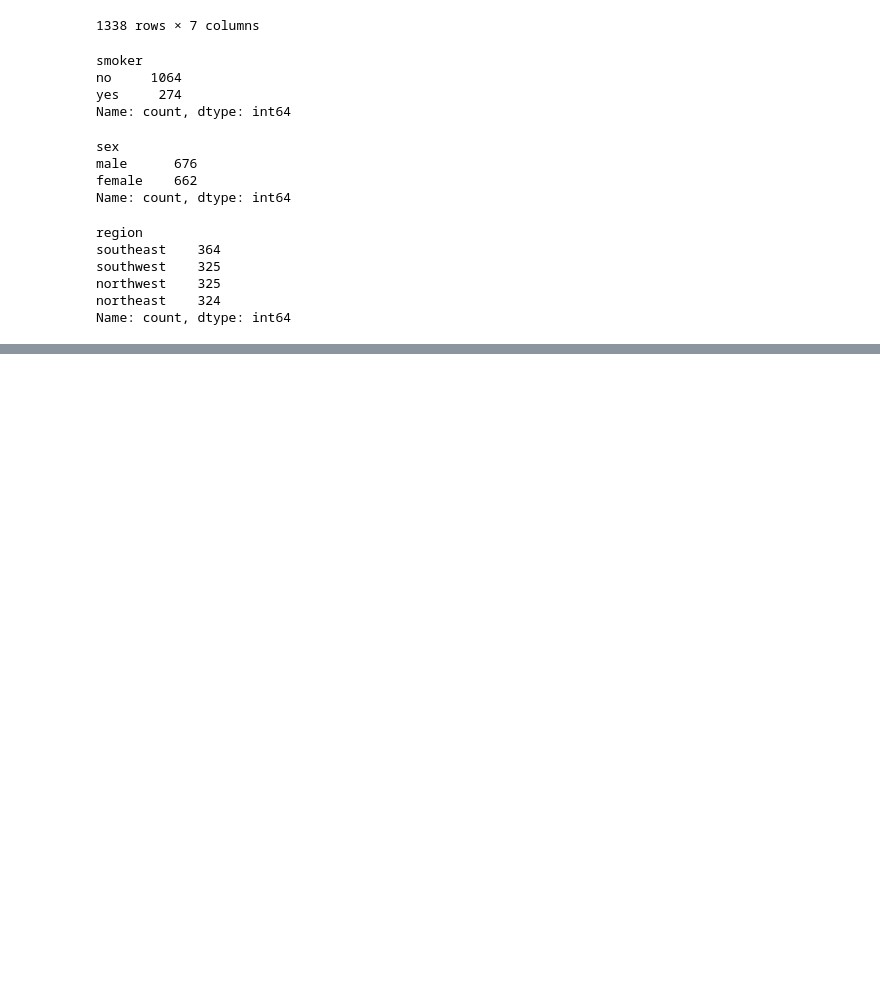
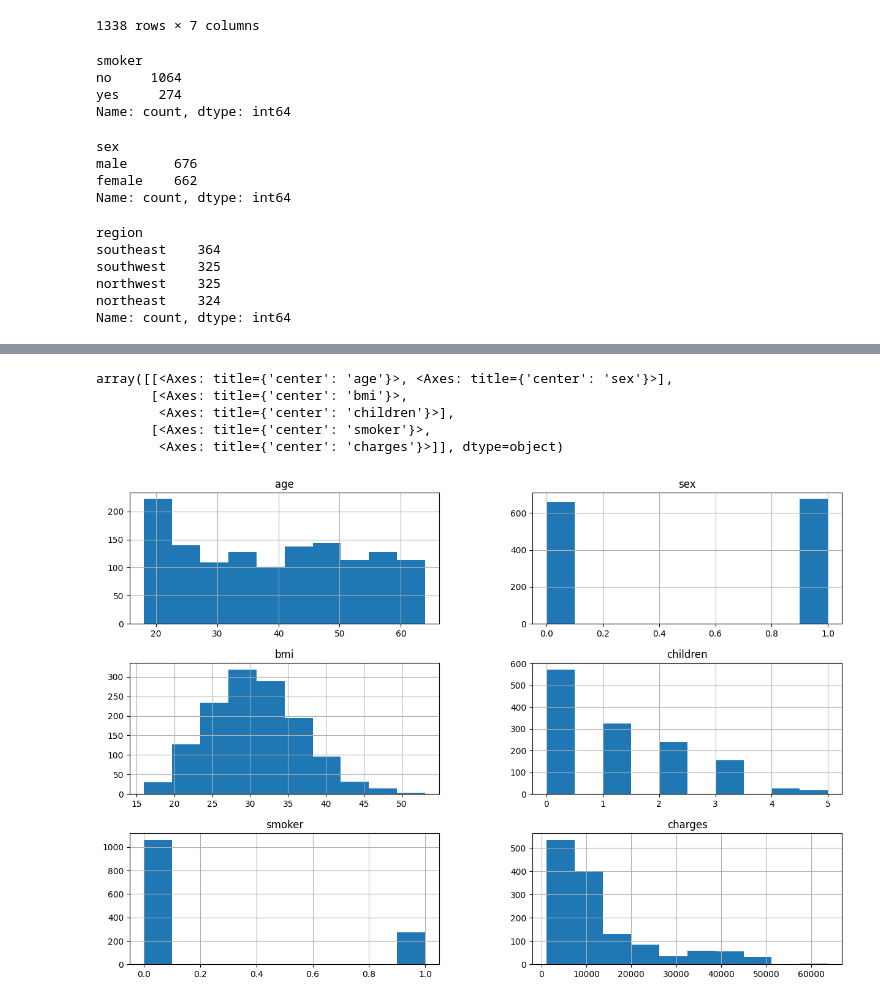
Before and after one commit to BarraHarrison/Health-Insurance-Premium-Prediction, a Jupyter notebook: health_insurance_prediction.ipynb, the cells around one changed output, grey strips where cells are left out. Drawn from its saved outputs; the diff is of its cells as text; code cells hidden in the pictures; blank space fills up the shorter version.

```diff
--- a/health_insurance_prediction.ipynb
+++ b/health_insurance_prediction.ipynb
@@ -43,0 +48,3 @@ Name: count, dtype: int64
+# %%
+data_frame["sex"] = data_frame["sex"].apply(lambda x: 1 if x == "male" else 0)
+data_frame["smoker"] = data_frame["smoker"].apply(lambda x: 1 if x == "yes" else 0)
@@ -43,0 +83,9 @@ Name: count, dtype: int64
+# %%
+data_frame.hist(figsize=(15,10))
+# %% [output]
+array([[<Axes: title={'center': 'age'}>, <Axes: title={'center': 'sex'}>],
+       [<Axes: title={'center': 'bmi'}>,
+        <Axes: title={'center': 'children'}>],
+       [<Axes: title={'center': 'smoker'}>,
+        <Axes: title={'center': 'charges'}>]], dtype=object)
+[figure, added]
```
Also changed, not shown: parts of 6 cells of this notebook.
